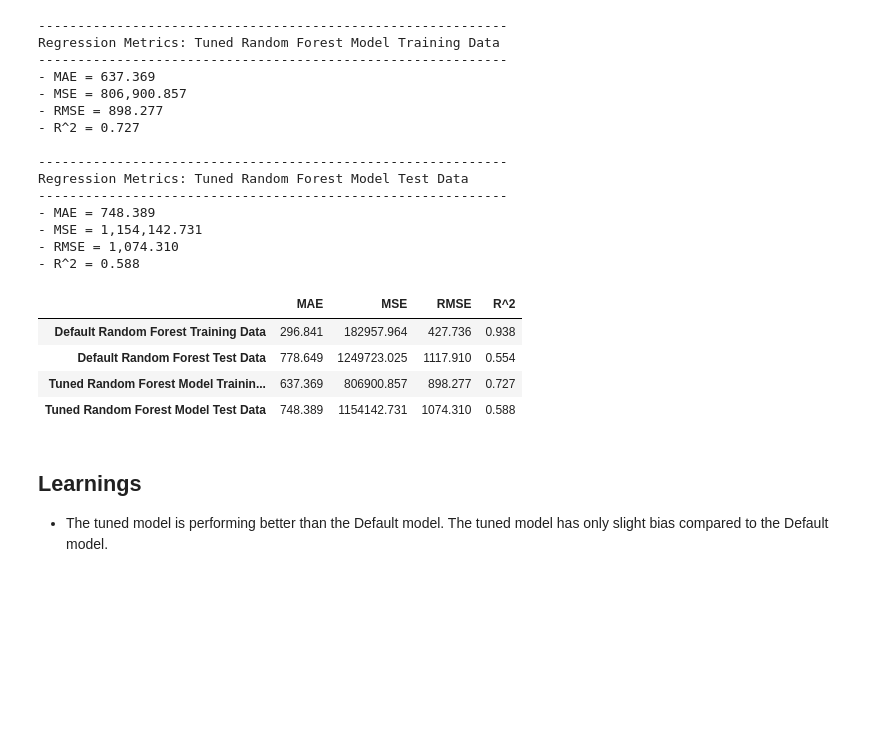
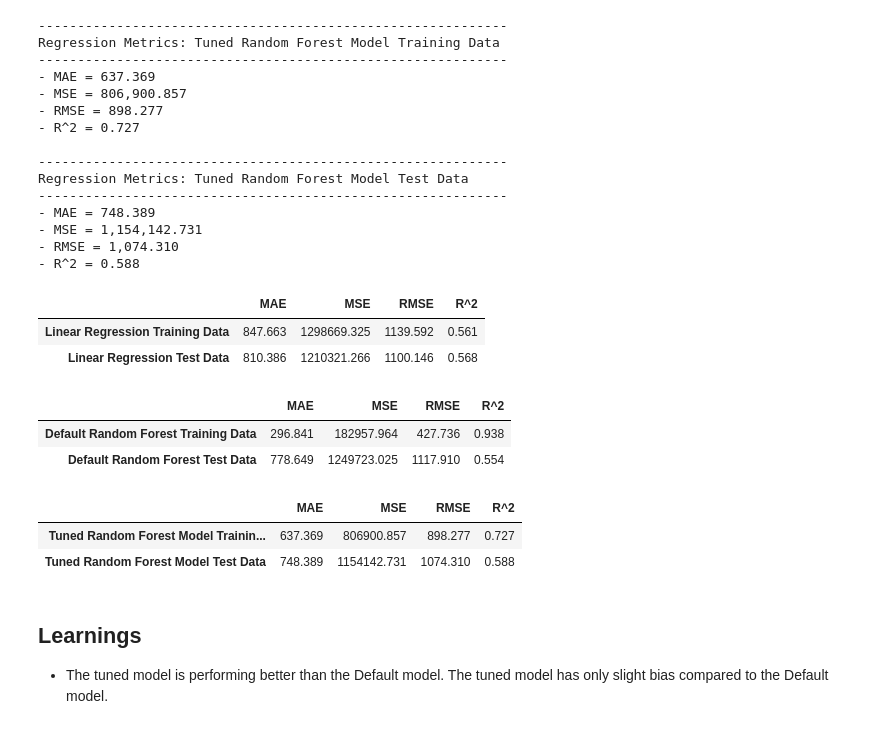
Before and after one commit to paulf35/cd-ds-productsalespredictions, a Jupyter notebook: ProductSalesPredictions_Modeling_Eval_PaulFoy.ipynb, the cells around one changed output. Saved outputs shown, nothing was run; the diff lists cells and outputs as text; code cells hidden in the pictures; blank space fills up the shorter version.

```diff
--- a/ProductSalesPredictions_Modeling_Eval_PaulFoy.ipynb
+++ b/ProductSalesPredictions_Modeling_Eval_PaulFoy.ipynb
@@ -490,6 +490,6 @@ Pipeline(steps=[('columntransformer',
 ## Evaluatation metrics
 # %%
 # Obtain Model Evulation using custom function
-evaluate_regression(linreg_pipe, X_train, y_train, X_test, y_test)
+scores_lr = evaluate_regression(linreg_pipe, X_train, y_train, X_test, y_test, verbose= True, output_frame=True, model_name= 'Linear Regression')
 # %% [output]
 ------------------------------------------------------------
@@ -550,7 +550,8 @@ Pipeline(steps=[('columntransformer',
 ## Evaluation metrics
 # %%
 # Use custom function to evaluate default model
-scores_df = evaluate_regression(rf_pipe, X_train, y_train, X_test, y_test, verbose= True, output_frame=True, model_name= 'Default Random Forest')
+
+scores_rf = evaluate_regression(rf_pipe, X_train, y_train, X_test, y_test, verbose= True, output_frame=True, model_name= 'Default Random Forest')
 # %% [output]
 ------------------------------------------------------------
 Regression Metrics: Default Random Forest Training Data
@@ -665,15 +660,18 @@ Regression Metrics: Tuned Random Forest Model Test Data
 - MSE = 1,154,142.731
 - RMSE = 1,074.310
 - R^2 = 0.588
-# %%
-scores_df = pd.concat([scores_df, rft_best_scores])
-display(scores_df)
-# %% [output]
-|  | MAE | MSE | RMSE | R^2 |
-| Default Random Forest Training Data | 296.841 | 182957.964 | 427.736 | 0.938 |
-| Default Random Forest Test Data | 778.649 | 1249723.025 | 1117.910 | 0.554 |
-| Tuned Random Forest Model Trainin... | 637.369 | 806900.857 | 898.277 | 0.727 |
-| Tuned Random Forest Model Test Data | 748.389 | 1154142.731 | 1074.310 | 0.588 |
+# %%
+display(scores_lr, scores_rf, rft_best_scores)
+# %% [output]
+|  | MAE | MSE | RMSE | R^2 |
+| Linear Regression Training Data | 847.663 | 1298669.325 | 1139.592 | 0.561 |
+| Linear Regression Test Data | 810.386 | 1210321.266 | 1100.146 | 0.568 |
+|  | MAE | MSE | RMSE | R^2 |
+| Default Random Forest Training Data | 296.841 | 182957.964 | 427.736 | 0.938 |
+| Default Random Forest Test Data | 778.649 | 1249723.025 | 1117.910 | 0.554 |
+|  | MAE | MSE | RMSE | R^2 |
+| Tuned Random Forest Model Trainin... | 637.369 | 806900.857 | 898.277 | 0.727 |
+| Tuned Random Forest Model Test Data | 748.389 | 1154142.731 | 1074.310 | 0.588 |
 # %% [markdown]
 ## Learnings
 - The tuned model is performing better than the Default model. The tuned model has only slight bias compared to the Default model.
```
Also changed, not shown: parts of 3 cells of this notebook.
